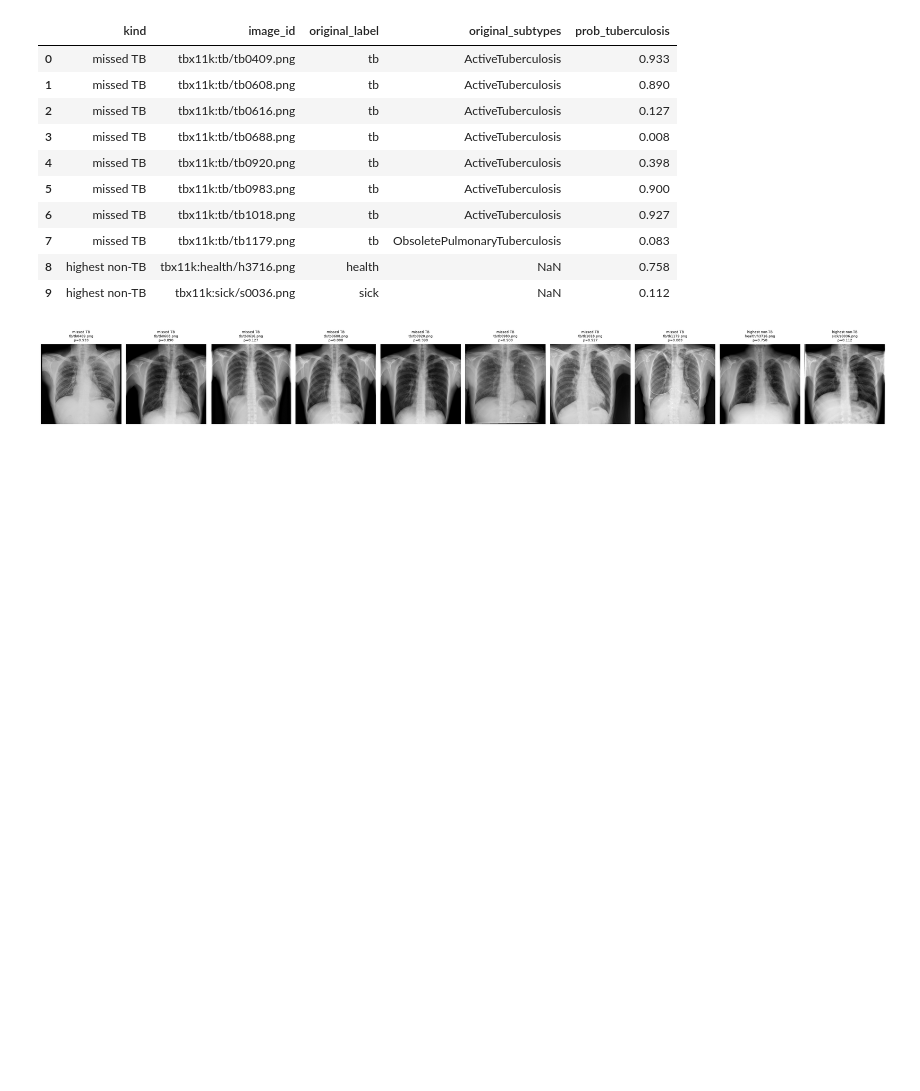
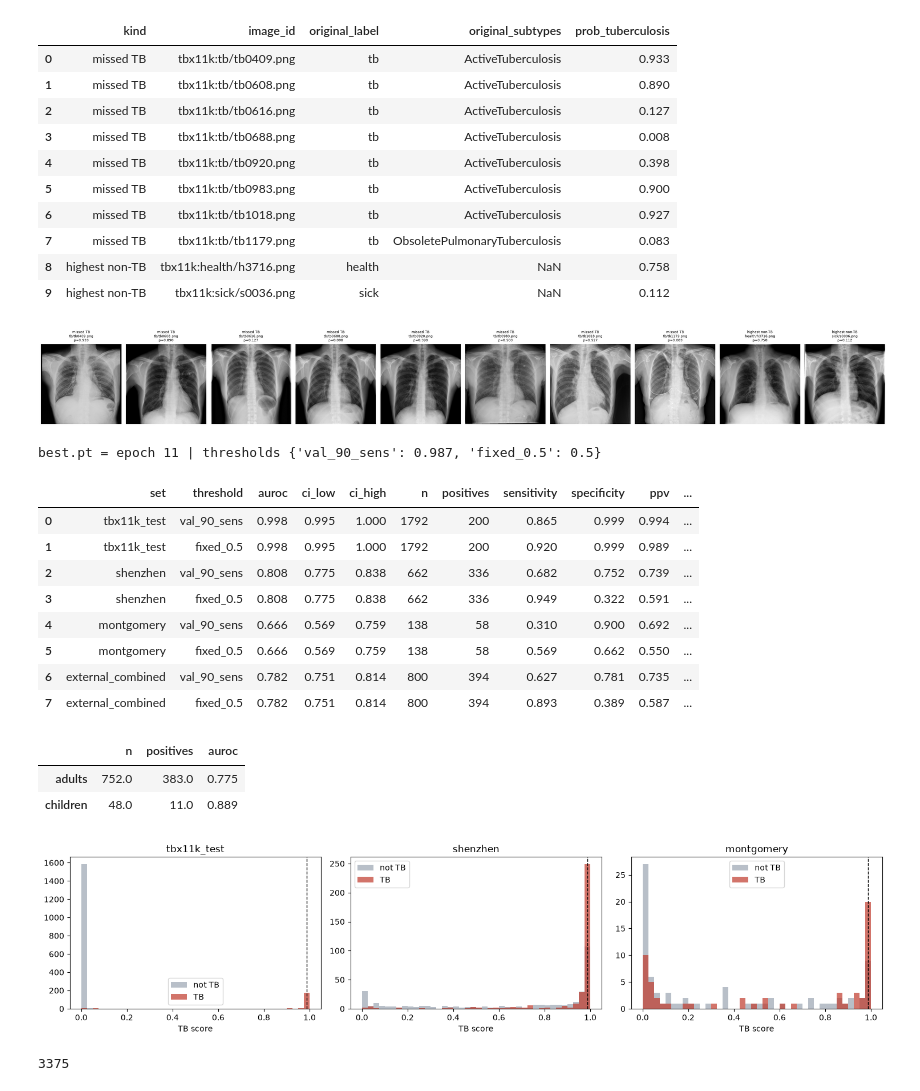
Before and after one commit to Fy1zN/pneumyst-ai, a Jupyter notebook: notebooks/train.ipynb, the cells around one changed output. Drawn from its saved outputs; the diff is of its cells as text; code cells hidden in the pictures; blank space fills up the shorter version.

Commit message:
validating model on other dataset perfomance not well need to improve

```diff
--- a/notebooks/train.ipynb
+++ b/notebooks/train.ipynb
@@ -198,3 +198,73 @@ plt.tight_layout(); plt.show()
 | 8 | highest non-TB | tbx11k:health/h3716.png | health | NaN | 0.758 |
 | 9 | highest non-TB | tbx11k:sick/s0036.png | sick | NaN | 0.112 |
 [figure]
+# %%
+from torch.utils.data import DataLoader
+from ml.training.data import XrayDataset
+from ml.training.metrics import safe_auroc
+from ml.training.model import build_model
+
+THRESHOLDS = {"val_90_sens": thr, "fixed_0.5": 0.5}   # frozen BEFORE looking at any test result
+dev = torch.device("cuda" if torch.cuda.is_available() else "cpu")
+ckpt = torch.load(RUN / "best.pt", map_location=dev, weights_only=False)
+model = build_model(1, pretrained=False, memory_efficient=False).to(dev, memory_format=torch.channels_last)
+model.load_state_dict(ckpt["model"])
+print(f"best.pt = epoch {ckpt['epoch']} | thresholds {({k: round(v, 3) for k, v in THRESHOLDS.items()})}")
+
+def predict_df(df: pd.DataFrame) -> pd.DataFrame:
+    df = df.reset_index(drop=True)
+    dl = DataLoader(XrayDataset(df, ROOT, ["label_tuberculosis"]), batch_size=32, num_workers=0)
+    return df.assign(prob_tuberculosis=tr.predict(model, dl, dev)[:, 0])
+
+preds = {"tbx11k_test": predict_df(tbx[tbx["split"] == "test"]),
+         "shenzhen": predict_df(load_processed(ROOT, "shenzhen")),
+         "montgomery": predict_df(load_processed(ROOT, "montgomery"))}
+preds["external_combined"] = pd.concat([preds["shenzhen"], preds["montgomery"]], ignore_index=True)
+
+rows = []
+for name, d in preds.items():
+    y, p = d["label_tuberculosis"].to_numpy(), d["prob_tuberculosis"].to_numpy()
+    auc, lo, hi = bootstrap_auroc(y, p)
+    for tname, t in THRESHOLDS.items():
+        r = binary_report(y, p, t)
+        rows.append({"set": name, "threshold": tname, "auroc": auc, "ci_low": lo, "ci_high": hi,
+                     **{k: r[k] for k in ("n", "positives", "sensitivity", "specificity", "ppv", "npv", "tp", "fn", "fp")}})
+results = pd.DataFrame(rows)
+display(results.round(3))
+
+ext = preds["external_combined"]
+kids = ext["notes"].fillna("").str.contains("pediatric")
+display(pd.DataFrame({grp: {"n": int(m.sum()), "positives": int(ext.loc[m, "label_tuberculosis"].sum()),
+                            "auroc": safe_auroc(ext.loc[m, "label_tuberculosis"], ext.loc[m, "prob_tuberculosis"])}
+                      for grp, m in {"adults": ~kids, "children": kids}.items()}).T.round(3))
+
+fig, axes = plt.subplots(1, 3, figsize=(15, 3.6))
+for ax, name in zip(axes, ["tbx11k_test", "shenzhen", "montgomery"]):
+    d = preds[name]
+    for lab, color in ((0, "#9aa5b1"), (1, "#c0392b")):
+        ax.hist(d.loc[d["label_tuberculosis"] == lab, "prob_tuberculosis"], bins=40, range=(0, 1), alpha=0.7,
+                color=color, label="TB" if lab else "not TB")
+    ax.axvline(thr, color="black", linestyle="--", linewidth=1)
+    ax.set_title(name); ax.set_xlabel("TB score"); ax.legend()
+plt.tight_layout(); fig.savefig(FIG / "tb_v1_test_scores.png", dpi=150); plt.show()
+
+pd.concat([d.assign(set=k) for k, d in preds.items() if k != "external_combined"])[
+    ["set", "image_id", "label_tuberculosis", "prob_tuberculosis"]].to_csv(RUN / "test_predictions.csv", index=False)
+(FIG / "tb_v1_test_summary.json").write_text(json.dumps(
+    {"best_epoch": ckpt["epoch"], "thresholds": THRESHOLDS, "results": results.to_dict("records")}, indent=2, default=str))
+# %% [output]
+best.pt = epoch 11 | thresholds {'val_90_sens': 0.987, 'fixed_0.5': 0.5}
+|  | set | threshold | auroc | ci_low | ci_high | n | positives | sensitivity | specificity | ppv | ... |
+| 0 | tbx11k_test | val_90_sens | 0.998 | 0.995 | 1.000 | 1792 | 200 | 0.865 | 0.999 | 0.994 | ... |
+| 1 | tbx11k_test | fixed_0.5 | 0.998 | 0.995 | 1.000 | 1792 | 200 | 0.920 | 0.999 | 0.989 | ... |
+| 2 | shenzhen | val_90_sens | 0.808 | 0.775 | 0.838 | 662 | 336 | 0.682 | 0.752 | 0.739 | ... |
+| 3 | shenzhen | fixed_0.5 | 0.808 | 0.775 | 0.838 | 662 | 336 | 0.949 | 0.322 | 0.591 | ... |
+| 4 | montgomery | val_90_sens | 0.666 | 0.569 | 0.759 | 138 | 58 | 0.310 | 0.900 | 0.692 | ... |
+| 5 | montgomery | fixed_0.5 | 0.666 | 0.569 | 0.759 | 138 | 58 | 0.569 | 0.662 | 0.550 | ... |
+| 6 | external_combined | val_90_sens | 0.782 | 0.751 | 0.814 | 800 | 394 | 0.627 | 0.781 | 0.735 | ... |
+| 7 | external_combined | fixed_0.5 | 0.782 | 0.751 | 0.814 | 800 | 394 | 0.893 | 0.389 | 0.587 | ... |
+|  | n | positives | auroc |
+| adults | 752.0 | 383.0 | 0.775 |
+| children | 48.0 | 11.0 | 0.889 |
+[figure, added]
+3375
```
